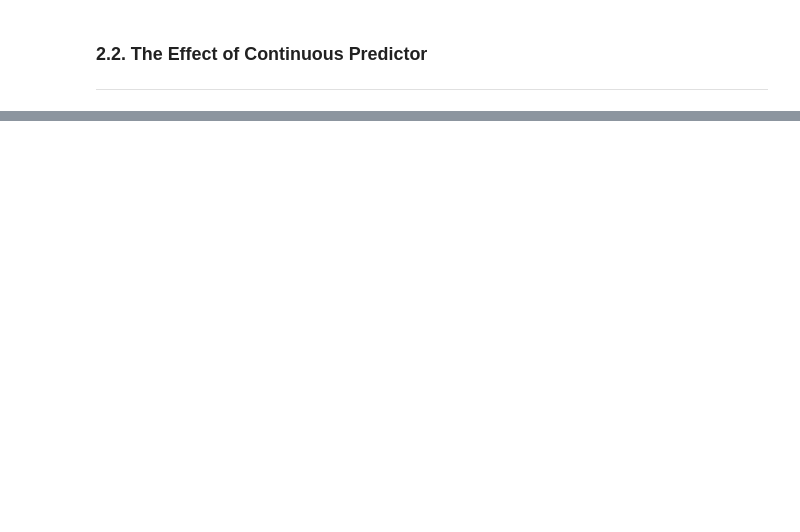
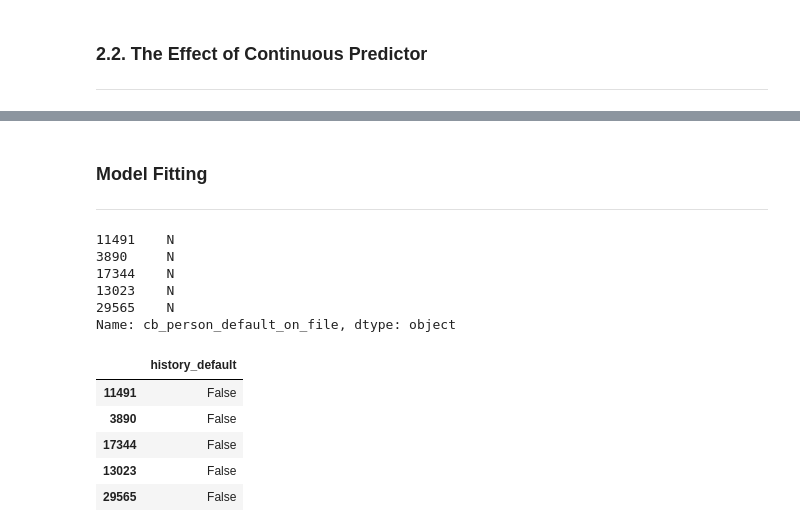
Before and after one commit to daniel-satria/credit_scoring, a Jupyter notebook: notebook/2.multiplePredictors.ipynb, the cells around one changed output, grey strips where cells are left out. Drawn from its saved outputs; the diff is of its cells as text; code cells hidden in the pictures; blank space fills up the shorter version.

```diff
--- a/notebook/2.multiplePredictors.ipynb
+++ b/notebook/2.multiplePredictors.ipynb
@@ -136,0 +250,6 @@ Change of 50 or 100 ml may be more realistic.
+# %%
+# Define response variable
+response_variable = 'loan_status'
+
+# Check the proportion of response variable
+data[response_variable].value_counts(normalize = True)
@@ -136,0 +348,33 @@ Change of 50 or 100 ml may be more realistic.
+# %% [markdown]
+### Model Fitting
+---
+# %%
+# Define the response 'default' and binary predictor 'history'
+default = data_train[response_variable]
+history = data_train['cb_person_default_on_file']
+
+history.head()
+# %% [output]
+11491    N
+3890     N
+17344    N
+13023    N
+29565    N
+Name: cb_person_default_on_file, dtype: object
+# %%
+# Make dummy variable where 'N' (never default) is the reference for 'history'
+# history_default = 0 --> does not have any history of defaults
+history_default = pd.get_dummies(history,
+                                 drop_first = True)
+
+# Rename the column
+history_default.columns = ['history_default']
+
+history_default.head()
+# %% [output]
+|  | history_default |
+| 11491 | False |
+| 3890 | False |
+| 17344 | False |
+| 13023 | False |
+| 29565 | False |
```
Also changed, not shown: parts of 48 cells of this notebook.
